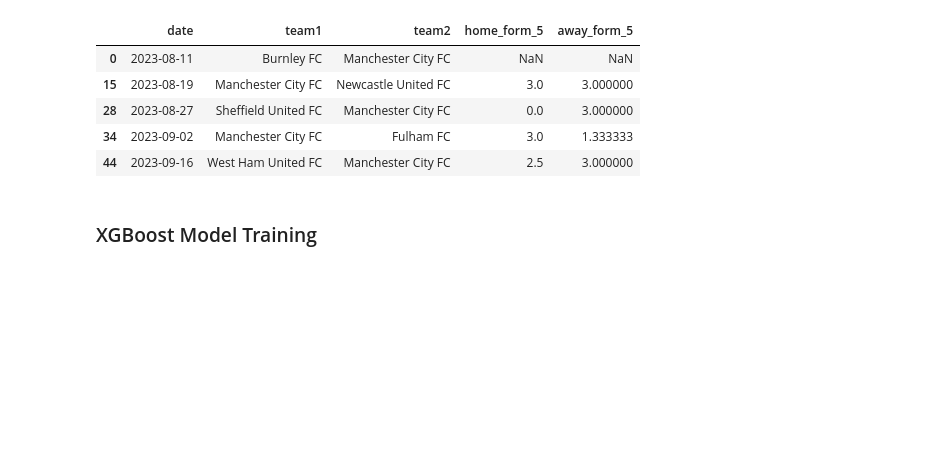
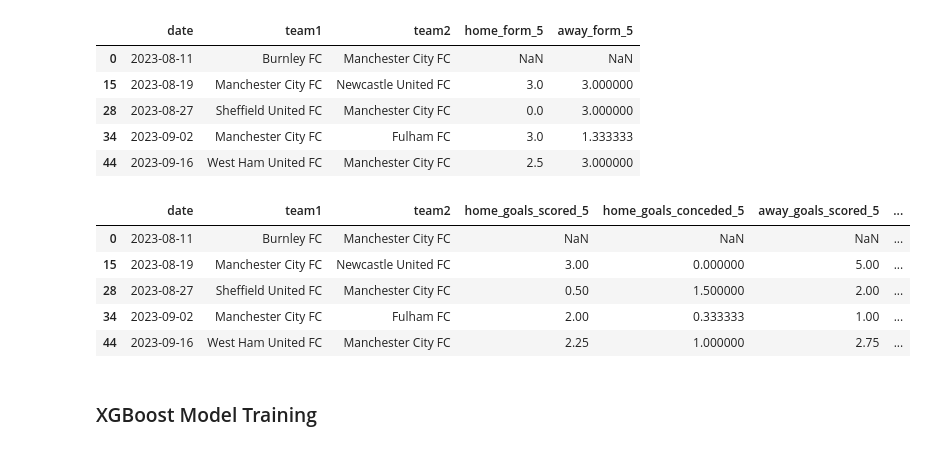
Before and after one commit to Pyrokinetic3/soccer-predictor, a Jupyter notebook: exploration.ipynb, the cells around one changed output. Saved outputs shown, nothing was run; the diff lists cells and outputs as text; code cells hidden in the pictures; blank space fills up the shorter version.

Commit message:
Created four new columns to track the average goals scored and goals conceded over the last five games for both the home team and the away team and updated model

```diff
--- a/exploration.ipynb
+++ b/exploration.ipynb
@@ -177,6 +177,58 @@ True
 | 28 | 2023-08-27 | Sheffield United FC | Manchester City FC | 0.0 | 3.000000 |
 | 34 | 2023-09-02 | Manchester City FC | Fulham FC | 3.0 | 1.333333 |
 | 44 | 2023-09-16 | West Ham United FC | Manchester City FC | 2.5 | 3.000000 |
+# %%
+# Creates two dictionaries with lists containing the goals scored and conceeded from each match for every team in chronological order
+goal_scored_history = {team:[] for team in teams}
+goal_conceded_history = {team:[] for team in teams}
+
+
+home_scored_average = []
+home_conceded_average = []
+
+away_scored_average = []
+away_conceded_average = []
+
+
+for match in matches.itertuples(index=False):
+    # Records the goals scored and conceeded for every team in every match in chronological order
+    # Keeps a running pre-match goals average of the last five games played by each team
+    home_team = match.team1
+    away_team = match.team2
+    if goal_scored_history[home_team]:
+        home_scored_average.append(np.mean(goal_scored_history[home_team][-5:]))
+        home_conceded_average.append(np.mean(goal_conceded_history[home_team][-5:]))
+    else:
+        home_scored_average.append(np.nan)
+        home_conceded_average.append(np.nan)
+    if goal_conceded_history[away_team]:
+        away_scored_average.append(np.mean(goal_scored_history[away_team][-5:]))
+        away_conceded_average.append(np.mean(goal_conceded_history[away_team][-5:]))
+    else:
+        away_scored_average.append(np.nan)
+        away_conceded_average.append(np.nan)
+    goal_scored_history[home_team].append(match.home_goals)
+    goal_conceded_history[home_team].append(match.away_goals)
+    goal_scored_history[away_team].append(match.away_goals)
+    goal_conceded_history[away_team].append(match.home_goals)
+
+matches['home_goals_scored_5'] = home_scored_average
+matches['home_goals_conceded_5'] = home_conceded_average
+matches['away_goals_scored_5'] = away_scored_average
+matches['away_goals_conceded_5'] = away_conceded_average
+
+matches.loc[
+    (matches['team1'] == 'Manchester City FC') |
+    (matches['team2'] == 'Manchester City FC'),
+    ['date', 'team1', 'team2', 'home_goals_scored_5', 'home_goals_conceded_5', 'away_goals_scored_5', 'away_goals_conceded_5']
+].head()
+# %% [output]
+|  | date | team1 | team2 | home_goals_scored_5 | home_goals_conceded_5 | away_goals_scored_5 | ... |
+| 0 | 2023-08-11 | Burnley FC | Manchester City FC | NaN | NaN | NaN | ... |
+| 15 | 2023-08-19 | Manchester City FC | Newcastle United FC | 3.00 | 0.000000 | 5.00 | ... |
+| 28 | 2023-08-27 | Sheffield United FC | Manchester City FC | 0.50 | 1.500000 | 2.00 | ... |
+| 34 | 2023-09-02 | Manchester City FC | Fulham FC | 2.00 | 0.333333 | 1.00 | ... |
+| 44 | 2023-09-16 | West Ham United FC | Manchester City FC | 2.25 | 1.000000 | 2.75 | ... |
 # %% [markdown]
 ### XGBoost Model Training
 # %%
```
Also changed, not shown: parts of 4 cells of this notebook.
